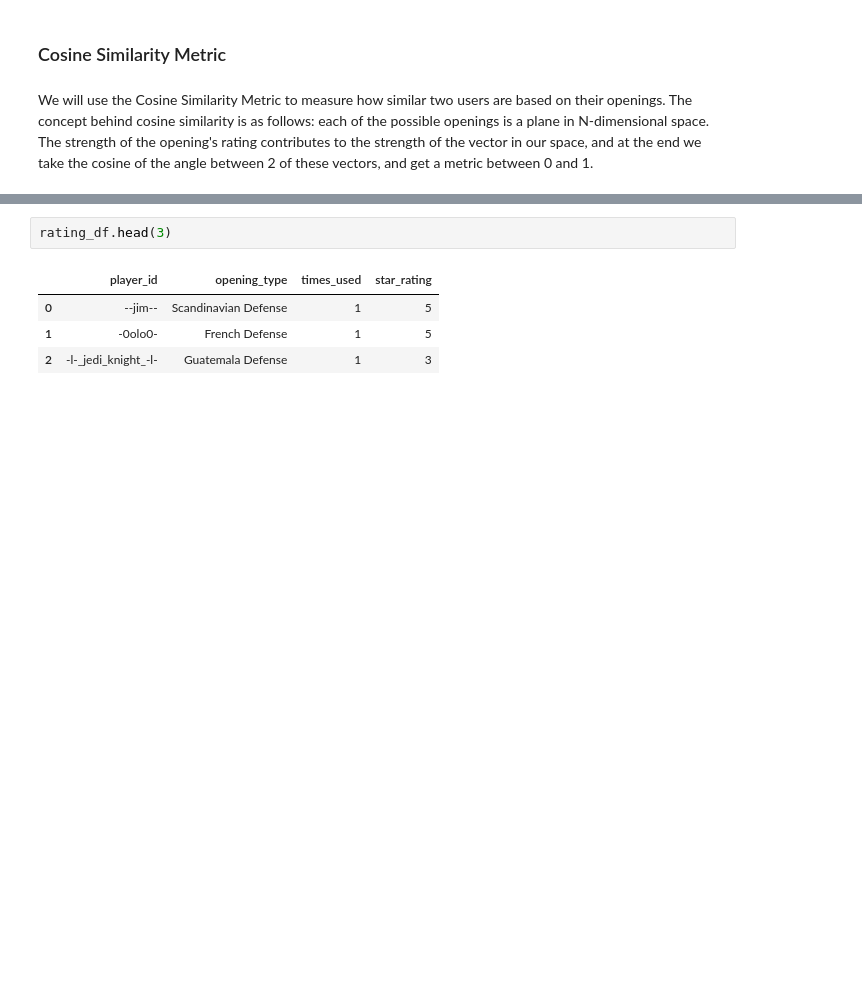
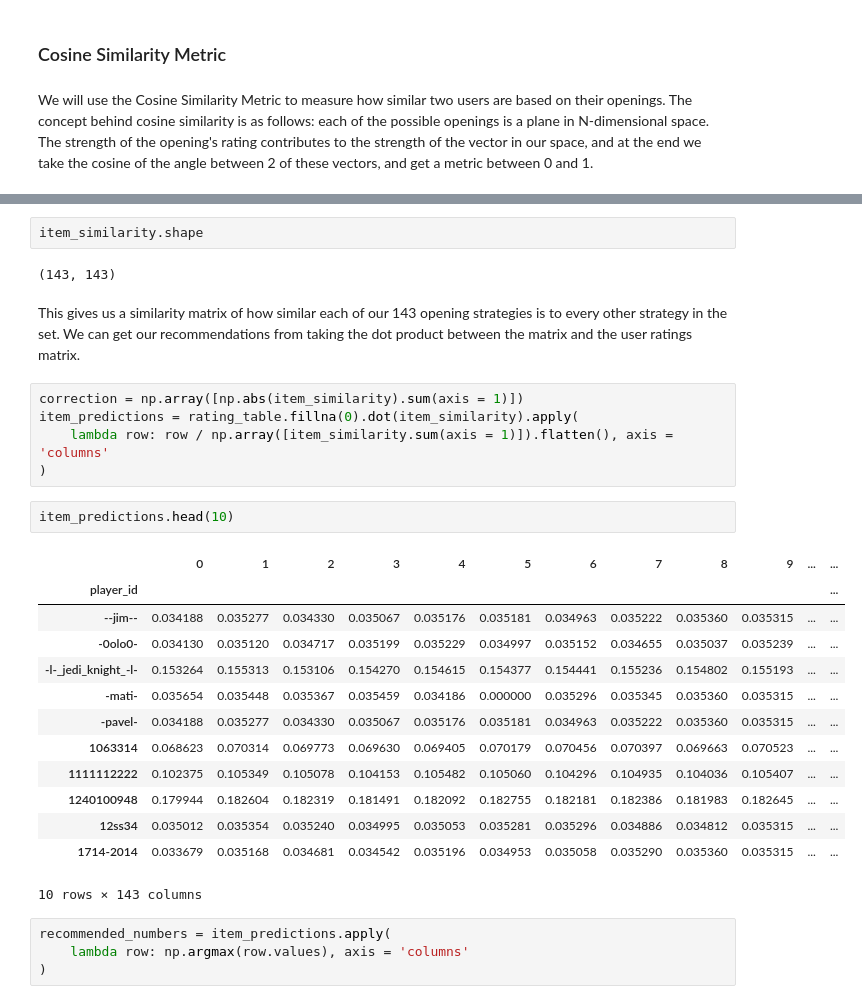
Before and after one commit to ragizaki/ChessOpeningsRecommender, a Jupyter notebook: openings.ipynb, the cells around one changed output, grey strips where cells are left out. Drawn from its saved outputs; the diff is of its cells as text; blank space fills up the shorter version.

```diff
--- a/openings.ipynb
+++ b/openings.ipynb
@@ -237,7 +254,31 @@ ValueError: could not convert string to float: '5_star'
-# %%
-rating_df.head(3)
-# %% [output]
-|  | player_id | opening_type | times_used | star_rating |
-| 0 | --jim-- | Scandinavian Defense | 1 | 5 |
-| 1 | -0olo0- | French Defense | 1 | 5 |
-| 2 | -l-_jedi_knight_-l- | Guatemala Defense | 1 | 3 |
+# %%
+item_similarity.shape
+# %% [output]
+(143, 143)
+# %% [markdown]
+This gives us a similarity matrix of how similar each of our 143 opening strategies is to every other strategy in the set. We can get our recommendations from taking the dot product between the matrix and the user ratings matrix.
+# %%
+correction = np.array([np.abs(item_similarity).sum(axis = 1)])
+item_predictions = rating_table.fillna(0).dot(item_similarity).apply(
+    lambda row: row / np.array([item_similarity.sum(axis = 1)]).flatten(), axis = 'columns'
+)
+# %%
+item_predictions.head(10)
+# %% [output]
+|  | 0 | 1 | 2 | 3 | 4 | 5 | 6 | 7 | 8 | 9 | ... | ... |
+| player_id |  |  |  |  |  |  |  |  |  |  |  | ... |
+| --jim-- | 0.034188 | 0.035277 | 0.034330 | 0.035067 | 0.035176 | 0.035181 | 0.034963 | 0.035222 | 0.035360 | 0.035315 | ... | ... |
+| -0olo0- | 0.034130 | 0.035120 | 0.034717 | 0.035199 | 0.035229 | 0.034997 | 0.035152 | 0.034655 | 0.035037 | 0.035239 | ... | ... |
+| -l-_jedi_knight_-l- | 0.153264 | 0.155313 | 0.153106 | 0.154270 | 0.154615 | 0.154377 | 0.154441 | 0.155236 | 0.154802 | 0.155193 | ... | ... |
+| -mati- | 0.035654 | 0.035448 | 0.035367 | 0.035459 | 0.034186 | 0.000000 | 0.035296 | 0.035345 | 0.035360 | 0.035315 | ... | ... |
+| -pavel- | 0.034188 | 0.035277 | 0.034330 | 0.035067 | 0.035176 | 0.035181 | 0.034963 | 0.035222 | 0.035360 | 0.035315 | ... | ... |
+| 1063314 | 0.068623 | 0.070314 | 0.069773 | 0.069630 | 0.069405 | 0.070179 | 0.070456 | 0.070397 | 0.069663 | 0.070523 | ... | ... |
+| 1111112222 | 0.102375 | 0.105349 | 0.105078 | 0.104153 | 0.105482 | 0.105060 | 0.104296 | 0.104935 | 0.104036 | 0.105407 | ... | ... |
+| 1240100948 | 0.179944 | 0.182604 | 0.182319 | 0.181491 | 0.182092 | 0.182755 | 0.182181 | 0.182386 | 0.181983 | 0.182645 | ... | ... |
+| 12ss34 | 0.035012 | 0.035354 | 0.035240 | 0.034995 | 0.035053 | 0.035281 | 0.035296 | 0.034886 | 0.034812 | 0.035315 | ... | ... |
+| 1714-2014 | 0.033679 | 0.035168 | 0.034681 | 0.034542 | 0.035196 | 0.034953 | 0.035058 | 0.035290 | 0.035360 | 0.035315 | ... | ... |
+10 rows × 143 columns
+# %%
+recommended_numbers = item_predictions.apply(
+    lambda row: np.argmax(row.values), axis = 'columns'
+)
```
Also changed, not shown: parts of 17 cells of this notebook.
